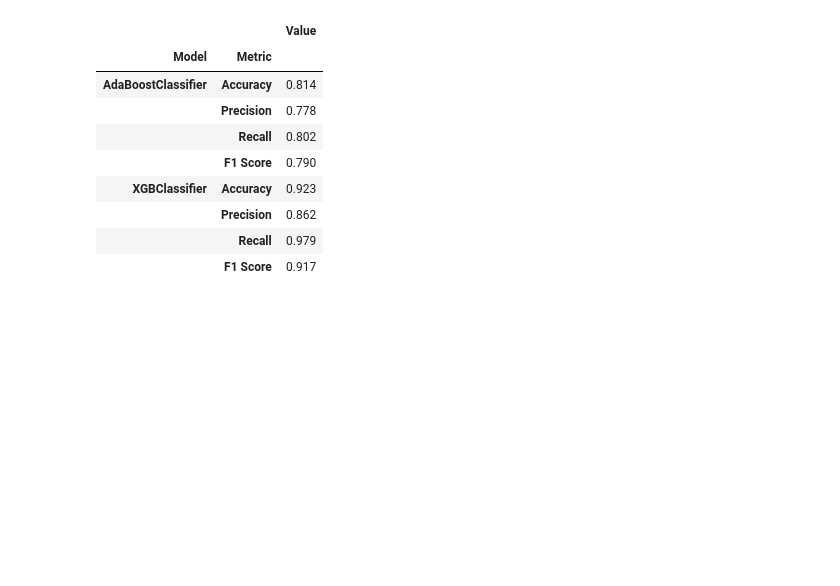
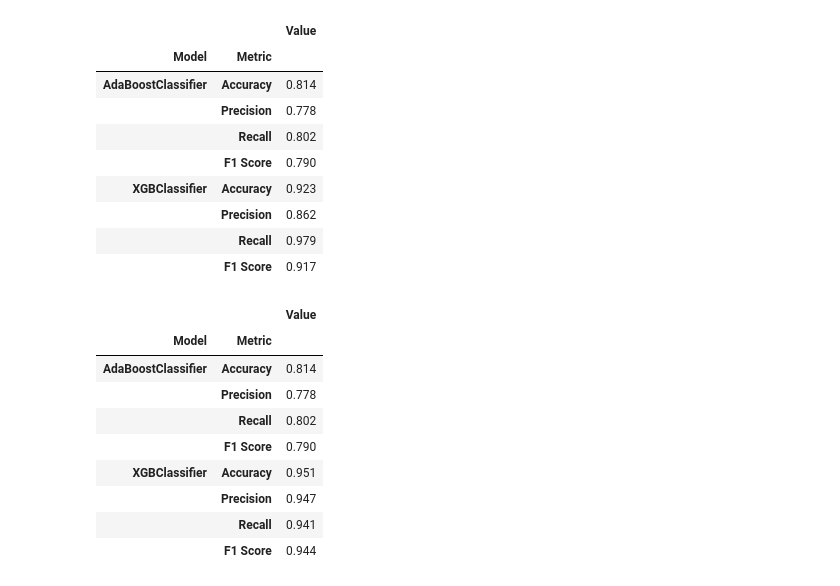
Before and after one commit to lvvittor/ml, a Jupyter notebook: tps/final/notebooks/classifier.ipynb, the cells around one changed output. Drawn from its saved outputs; the diff is of its cells as text; code cells hidden in the pictures; blank space fills up the shorter version.

Commit message:
chore: change classifier

```diff
--- a/tps/final/notebooks/classifier.ipynb
+++ b/tps/final/notebooks/classifier.ipynb
@@ -548,9 +548,20 @@ clean_text_metrics = {
 }
 # %%
 df_clean_text = pd.DataFrame.from_dict({(i, j): clean_text_metrics[i][j] for i in clean_text_metrics.keys() for j in clean_text_metrics[i].keys()}, orient='index')
-df_clean_text.index = pd.MultiIndex.from_tuples(df.index, names=['Model', 'Metric'])
+df_clean_text.index = pd.MultiIndex.from_tuples(df_clean_text.index, names=['Model', 'Metric'])
 df_clean_text.columns = ['Value']
 df_clean_text
+# %% [output]
+|  |  | Value |
+| Model | Metric |  |
+| AdaBoostClassifier | Accuracy | 0.814 |
+|  | Precision | 0.778 |
+|  | Recall | 0.802 |
+|  | F1 Score | 0.790 |
+| XGBClassifier | Accuracy | 0.951 |
+|  | Precision | 0.947 |
+|  | Recall | 0.941 |
+|  | F1 Score | 0.944 |
 # %%
 # Configurar el tamaño y diseño de los subplots
 fig, axes = plt.subplots(nrows=1, ncols=2, figsize=(16, 8))
```
Also changed, not shown: parts of 1 cell of this notebook.
